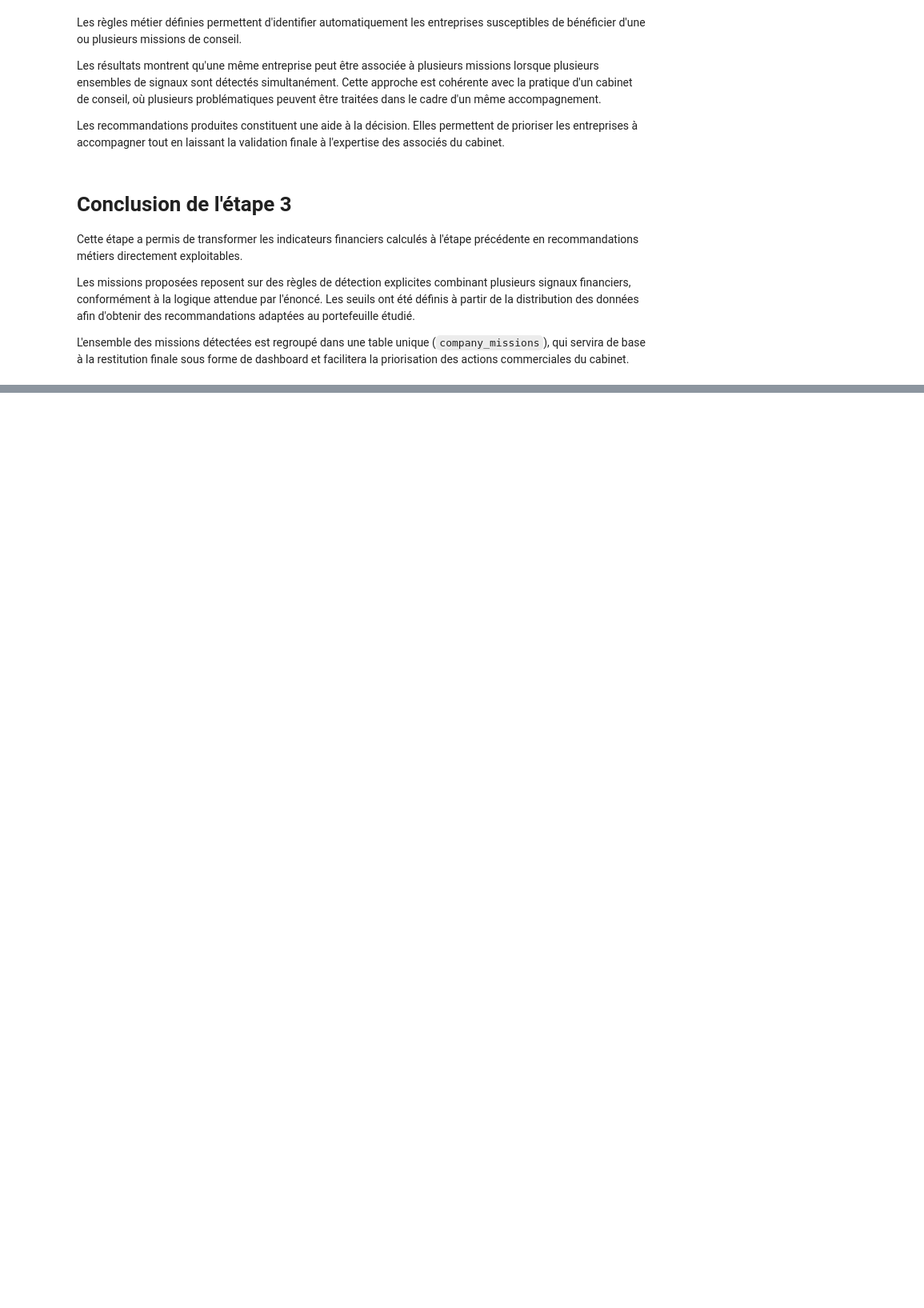
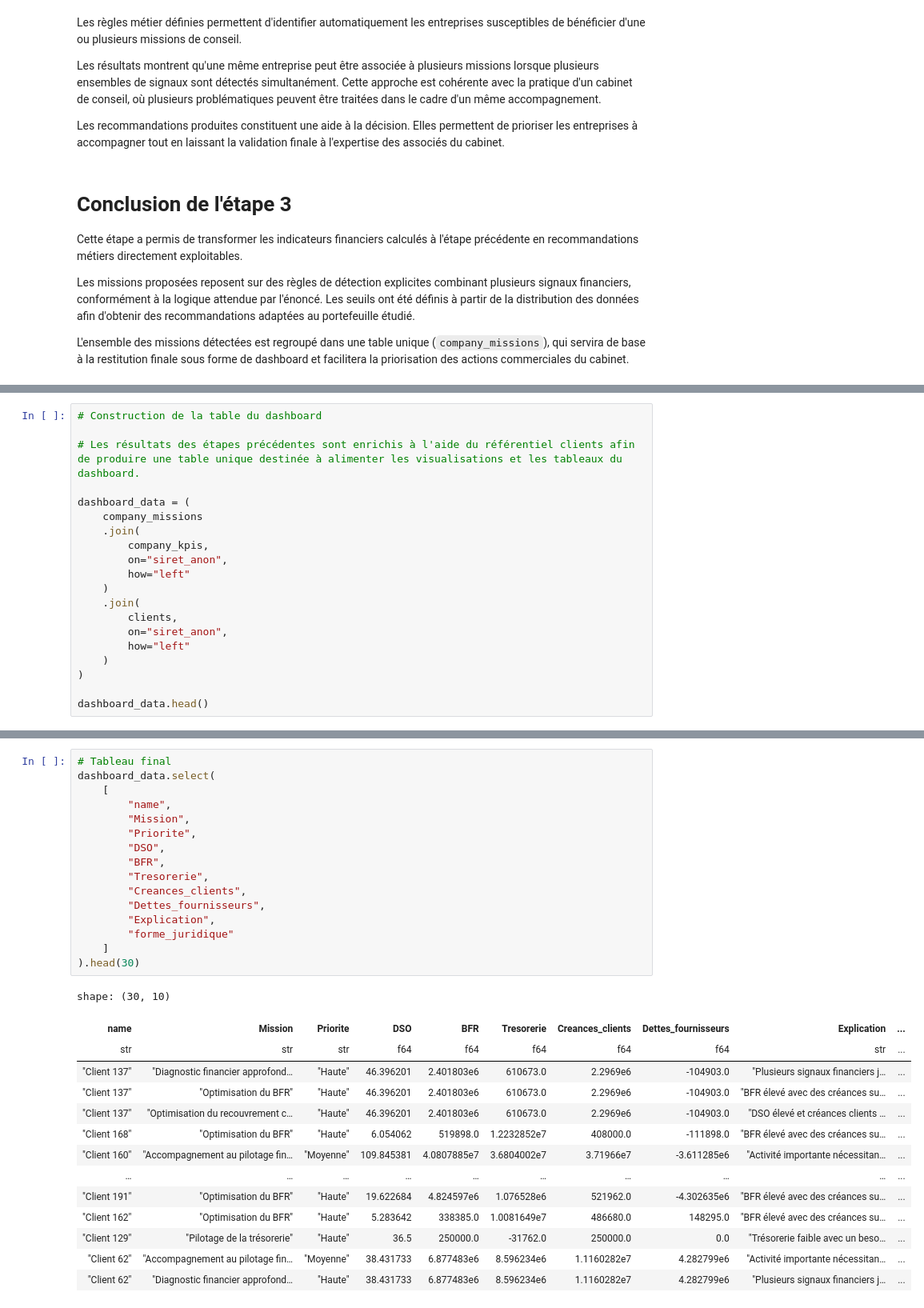
Before and after one commit to Magatte805/Test_data_Numeris, a Jupyter notebook: Notebooks/Analyse.ipynb, the cells around one changed output, grey strips where cells are left out. Shown at 80% size. Drawn from its saved outputs; the diff is of its cells as text; blank space fills up the shorter version.

Commit message:
Étape 4 : création du dashboard et restitution des opportunités de missions

```diff
--- a/Notebooks/Analyse.ipynb
+++ b/Notebooks/Analyse.ipynb
@@ -1582,0 +1678,20 @@ L'ensemble des missions détectées est regroupé dans une table unique (`compan
+# %%
+# Construction de la table du dashboard
+
+# Les résultats des étapes précédentes sont enrichis à l'aide du référentiel clients afin de produire une table unique destinée à alimenter les visualisations et les tableaux du dashboard.
+
+dashboard_data = (
+    company_missions
+    .join(
+        company_kpis,
+        on="siret_anon",
+        how="left"
+    )
+    .join(
+        clients,
+        on="siret_anon",
+        how="left"
+    )
+)
+
+dashboard_data.head()
@@ -1582,0 +2167,31 @@ L'ensemble des missions détectées est regroupé dans une table unique (`compan
+# %%
+# Tableau final
+dashboard_data.select(
+    [
+        "name",
+        "Mission",
+        "Priorite",
+        "DSO",
+        "BFR",
+        "Tresorerie",
+        "Creances_clients",
+        "Dettes_fournisseurs",
+        "Explication",
+        "forme_juridique"
+    ]
+).head(30)
+# %% [output]
+shape: (30, 10)
+| name | Mission | Priorite | DSO | BFR | Tresorerie | Creances_clients | Dettes_fournisseurs | Explication | ... |
+| str | str | str | f64 | f64 | f64 | f64 | f64 | str | ... |
+| "Client 137" | "Diagnostic financier approfond… | "Haute" | 46.396201 | 2.401803e6 | 610673.0 | 2.2969e6 | -104903.0 | "Plusieurs signaux financiers j… | ... |
+| "Client 137" | "Optimisation du BFR" | "Haute" | 46.396201 | 2.401803e6 | 610673.0 | 2.2969e6 | -104903.0 | "BFR élevé avec des créances su… | ... |
+| "Client 137" | "Optimisation du recouvrement c… | "Haute" | 46.396201 | 2.401803e6 | 610673.0 | 2.2969e6 | -104903.0 | "DSO élevé et créances clients … | ... |
+| "Client 168" | "Optimisation du BFR" | "Haute" | 6.054062 | 519898.0 | 1.2232852e7 | 408000.0 | -111898.0 | "BFR élevé avec des créances su… | ... |
+| "Client 160" | "Accompagnement au pilotage fin… | "Moyenne" | 109.845381 | 4.0807885e7 | 3.6804002e7 | 3.71966e7 | -3.611285e6 | "Activité importante nécessitan… | ... |
+| … | … | … | … | … | … | … | … | … | ... |
+| "Client 191" | "Optimisation du BFR" | "Haute" | 19.622684 | 4.824597e6 | 1.076528e6 | 521962.0 | -4.302635e6 | "BFR élevé avec des créances su… | ... |
+| "Client 162" | "Optimisation du BFR" | "Haute" | 5.283642 | 338385.0 | 1.0081649e7 | 486680.0 | 148295.0 | "BFR élevé avec des créances su… | ... |
+| "Client 129" | "Pilotage de la trésorerie" | "Haute" | 36.5 | 250000.0 | -31762.0 | 250000.0 | 0.0 | "Trésorerie faible avec un beso… | ... |
+| "Client 62" | "Accompagnement au pilotage fin… | "Moyenne" | 38.431733 | 6.877483e6 | 8.596234e6 | 1.1160282e7 | 4.282799e6 | "Activité importante nécessitan… | ... |
+| "Client 62" | "Diagnostic financier approfond… | "Haute" | 38.431733 | 6.877483e6 | 8.596234e6 | 1.1160282e7 | 4.282799e6 | "Plusieurs signaux financiers j… | ... |
```
Also changed, not shown: parts of 27 cells of this notebook, 3 other files.
